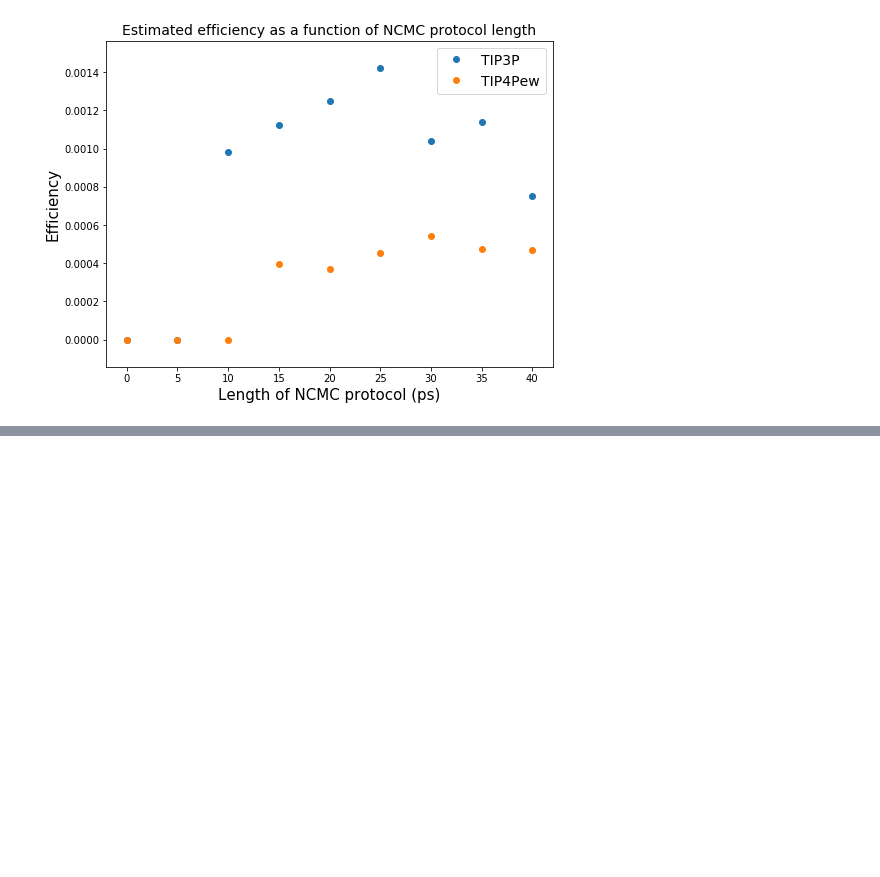
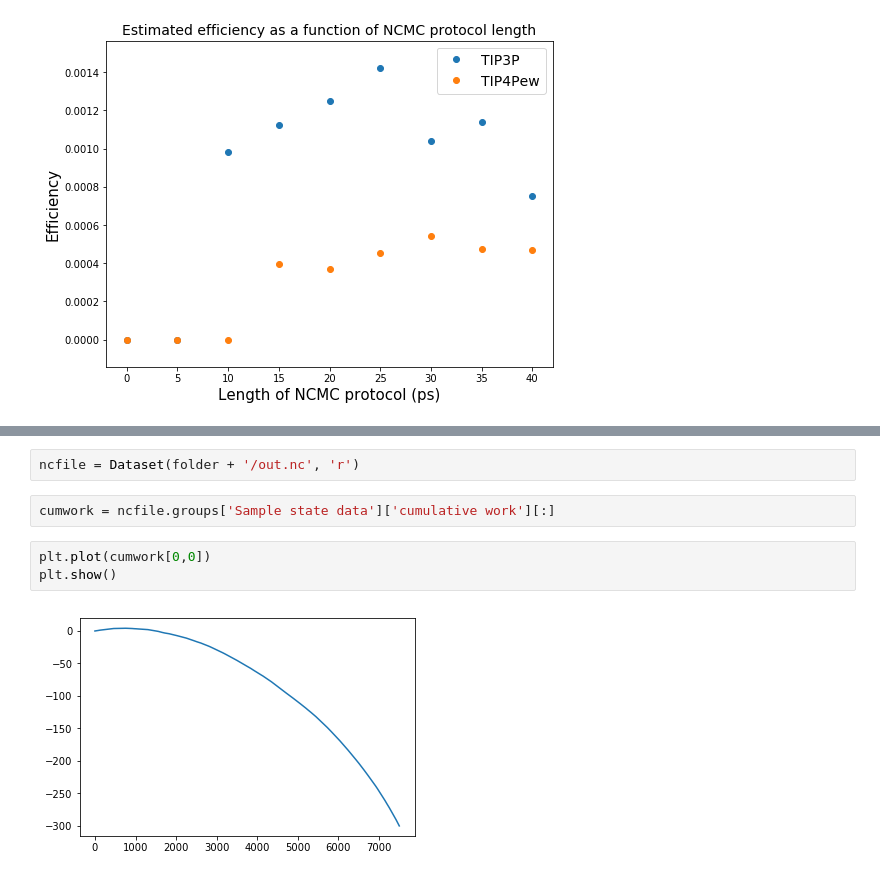
Before and after one commit to choderalab/saltswap-results, a Jupyter notebook: ncmc_optimization/analysis/NCMC Optimization.ipynb, the cells around one changed output, grey strips where cells are left out. Saved outputs shown, nothing was run; the diff lists cells and outputs as text; blank space fills up the shorter version.

```diff
--- a/ncmc_optimization/analysis/NCMC Optimization.ipynb
+++ b/ncmc_optimization/analysis/NCMC Optimization.ipynb
@@ -76,0 +122,9 @@ plt.show()
+# %%
+ncfile = Dataset(folder + '/out.nc', 'r')
+# %%
+cumwork = ncfile.groups['Sample state data']['cumulative work'][:]
+# %%
+plt.plot(cumwork[0,0])
+plt.show()
+# %% [output]
+[figure, added]
```
Also changed, not shown: parts of 11 cells of this notebook, 30 other files.
